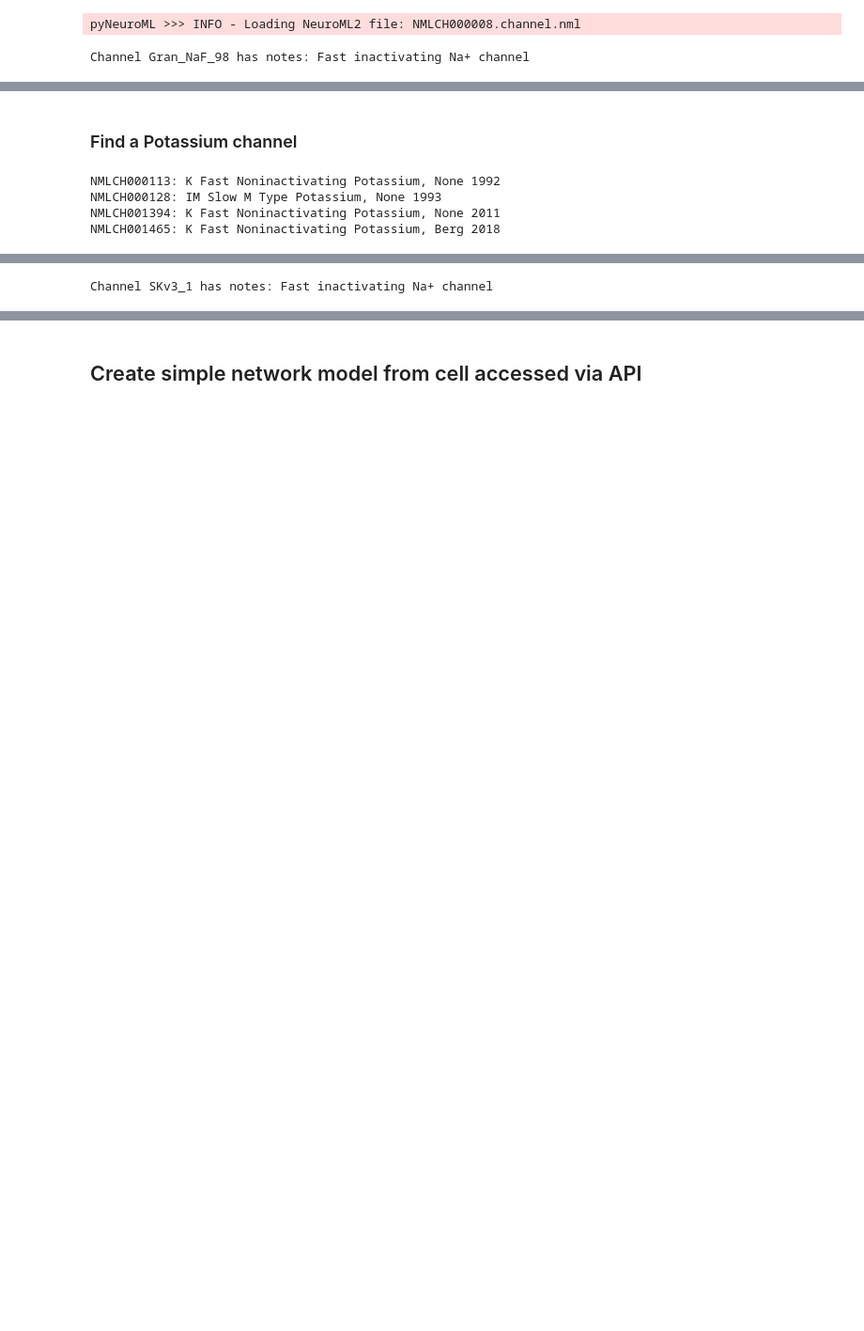
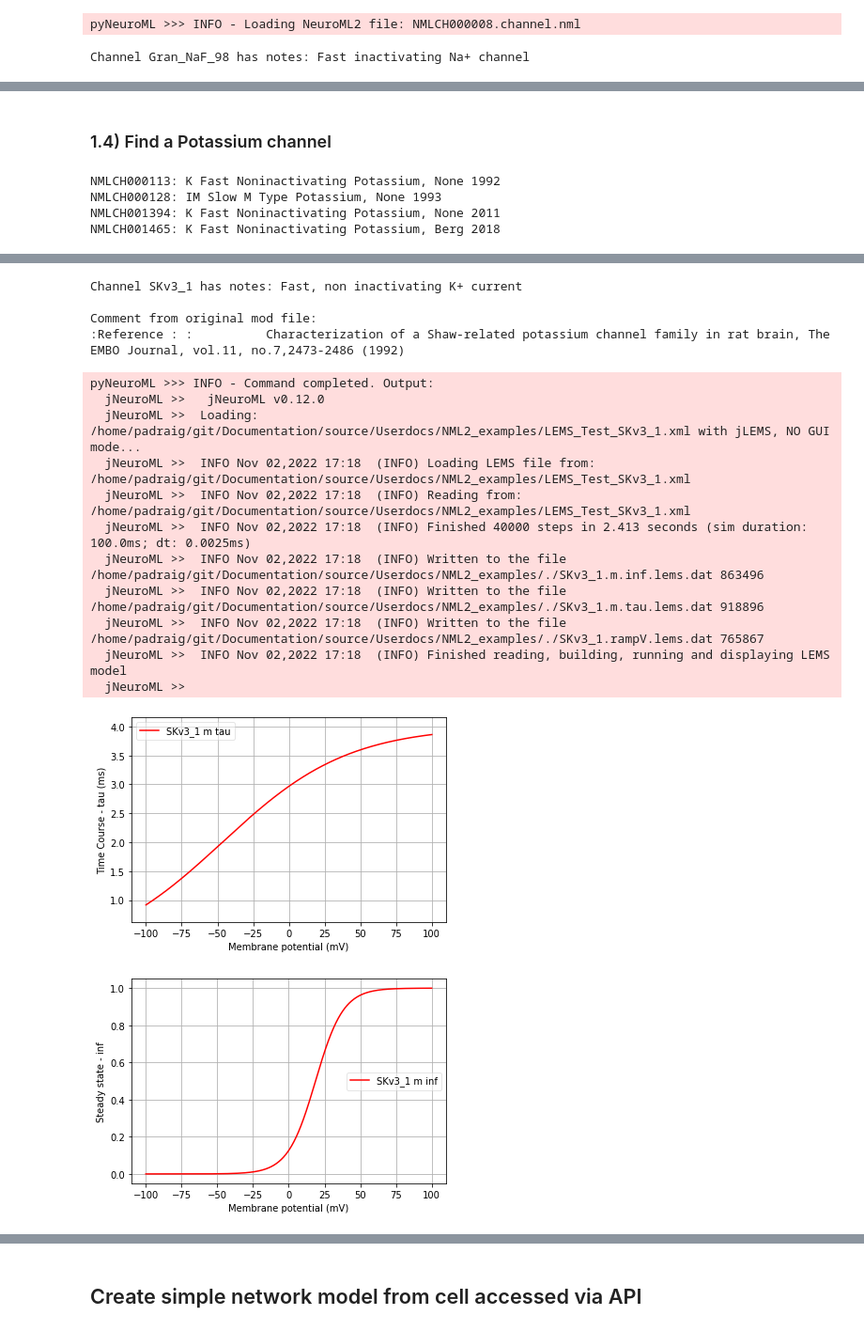
Before and after one commit to NeuroML/Documentation, a Jupyter notebook: source/Userdocs/NML2_examples/NeuroML-DB.ipynb, the cells around one changed output, grey strips where cells are left out. Shown: that part at 94% size. Cells and saved outputs as stored; diff of their text form; code cells hidden in the pictures; blank space fills up the shorter version.

```diff
--- a/source/Userdocs/NML2_examples/NeuroML-DB.ipynb
+++ b/source/Userdocs/NML2_examples/NeuroML-DB.ipynb
@@ -82,15 +110,17 @@ Channel Gran_NaF_98 has notes: Fast inactivating Na+ channel
 # %% [markdown]
-### Find a Potassium channel
+### 1.4) Find a Potassium channel
 # %%
 # Look at content of file
 #!cat NMLCH000008.channel.nml
 
 data = search_neuromldb("Noninactivating Potassium", 'channel')
 
-k_chan_doc = get_model_from_neuromldb(data[0]['Model_ID'], 'channel')
+k_chan_doc, fname = get_model_from_neuromldb(data[0]['Model_ID'], 'channel')
 k_chan = k_chan_doc.ion_channel[0] # select the first ion channel in the nml doc
 
-print('Channel %s has notes: %s'%(k_chan.id, na_chan.notes))
+print('Channel %s has notes: %s'%(k_chan.id, k_chan.notes))
+
+run(channel_files=[fname])
 # %% [output]
 NMLCH000113: K Fast Noninactivating Potassium, None 1992
 NMLCH000128: IM Slow M Type Potassium, None 1993
@@ -100 +137,17 @@ pyNeuroML >>> INFO - Loading NeuroML2 file: NMLCH000113.channel.nml
-Channel SKv3_1 has notes: Fast inactivating Na+ channel
+Channel SKv3_1 has notes: Fast, non inactivating K+ current
+
+Comment from original mod file:
+:Reference : :          Characterization of a Shaw-related potassium channel family in rat brain, The EMBO Journal, vol.11, no.7,2473-2486 (1992)
+pyNeuroML >>> INFO - Command completed. Output:
+  jNeuroML >>   jNeuroML v0.12.0
+  jNeuroML >>  Loading: /home/padraig/git/Documentation/source/Userdocs/NML2_examples/LEMS_Test_SKv3_1.xml with jLEMS, NO GUI mode...
+  jNeuroML >>  INFO Nov 02,2022 17:18  (INFO) Loading LEMS file from: /home/padraig/git/Documentation/source/Userdocs/NML2_examples/LEMS_Test_SKv3_1.xml
+  jNeuroML >>  INFO Nov 02,2022 17:18  (INFO) Reading from: /home/padraig/git/Documentation/source/Userdocs/NML2_examples/LEMS_Test_SKv3_1.xml
+  jNeuroML >>  INFO Nov 02,2022 17:18  (INFO) Finished 40000 steps in 2.413 seconds (sim duration: 100.0ms; dt: 0.0025ms)
+  jNeuroML >>  INFO Nov 02,2022 17:18  (INFO) Written to the file /home/padraig/git/Documentation/source/Userdocs/NML2_examples/./SKv3_1.m.inf.lems.dat 863496
+  jNeuroML >>  INFO Nov 02,2022 17:18  (INFO) Written to the file /home/padraig/git/Documentation/source/Userdocs/NML2_examples/./SKv3_1.m.tau.lems.dat 918896
+  jNeuroML >>  INFO Nov 02,2022 17:18  (INFO) Written to the file /home/padraig/git/Documentation/source/Userdocs/NML2_examples/./SKv3_1.rampV.lems.dat 765867
+  jNeuroML >>  INFO Nov 02,2022 17:18  (INFO) Finished reading, building, running and displaying LEMS model
+  jNeuroML >>
+[figure, added]
+[figure, added]
```
Also changed, not shown: parts of 9 cells of this notebook.
